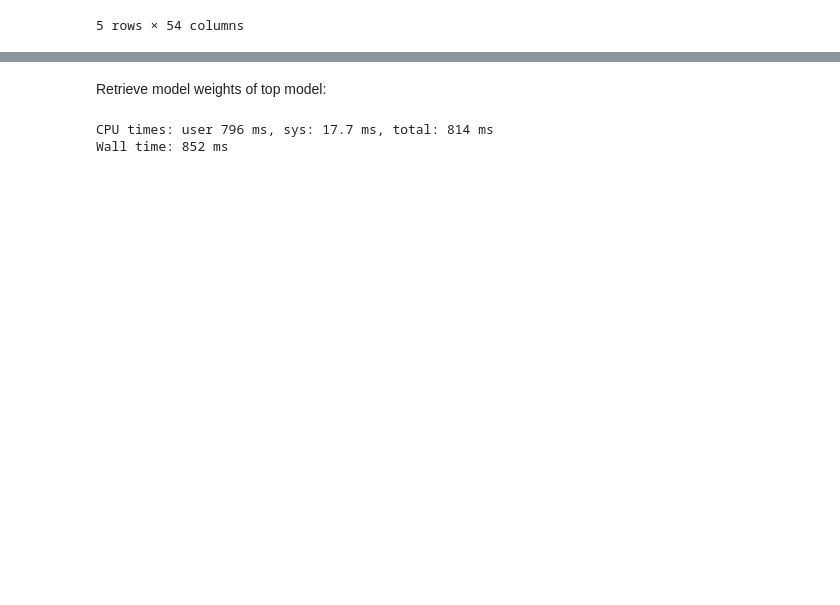
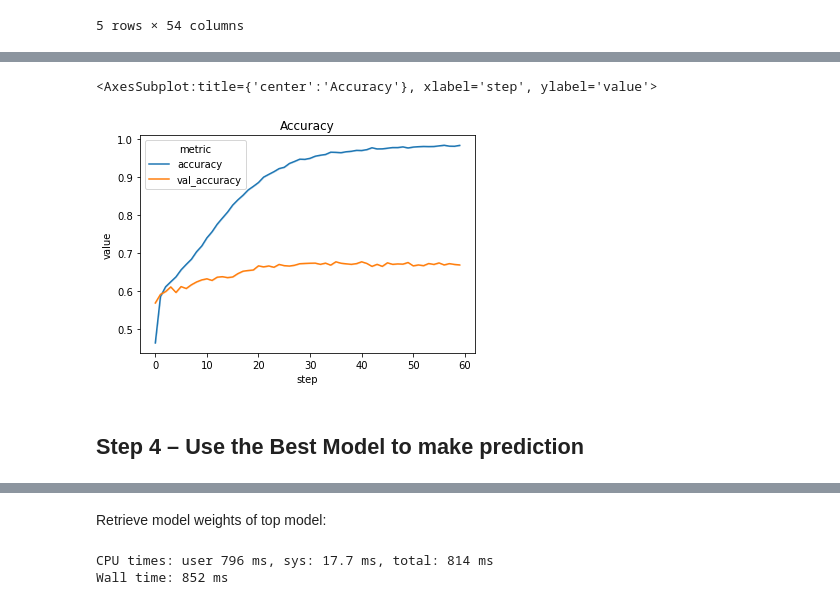
Before and after one commit to mrzzy/np-dl-assign-2, a Jupyter notebook: notebooks/Assignment_2_p1.ipynb, the cells around one changed output, grey strips where cells are left out. Saved outputs shown, nothing was run; the diff lists cells and outputs as text; code cells hidden in the pictures; blank space fills up the shorter version.

```diff
--- a/notebooks/Assignment_2_p1.ipynb
+++ b/notebooks/Assignment_2_p1.ipynb
@@ -711,0 +748,20 @@ sns.lineplot(
+# %%
+plt.title("Accuracy")
+sns.lineplot(
+    data=gru_top_model_metrics_df[
+        gru_top_model_metrics_df["metric"].isin(
+            [
+                "val_accuracy",
+                "accuracy",
+            ]
+        )
+    ],
+    x="step",
+    y="value",
+    hue="metric",
+)
+# %% [output]
+<AxesSubplot:title={'center':'Accuracy'}, xlabel='step', ylabel='value'>
+[figure, added]
+# %% [markdown]
+## Step 4 – Use the Best Model to make prediction
```
Also changed, not shown: parts of 12 cells of this notebook.
